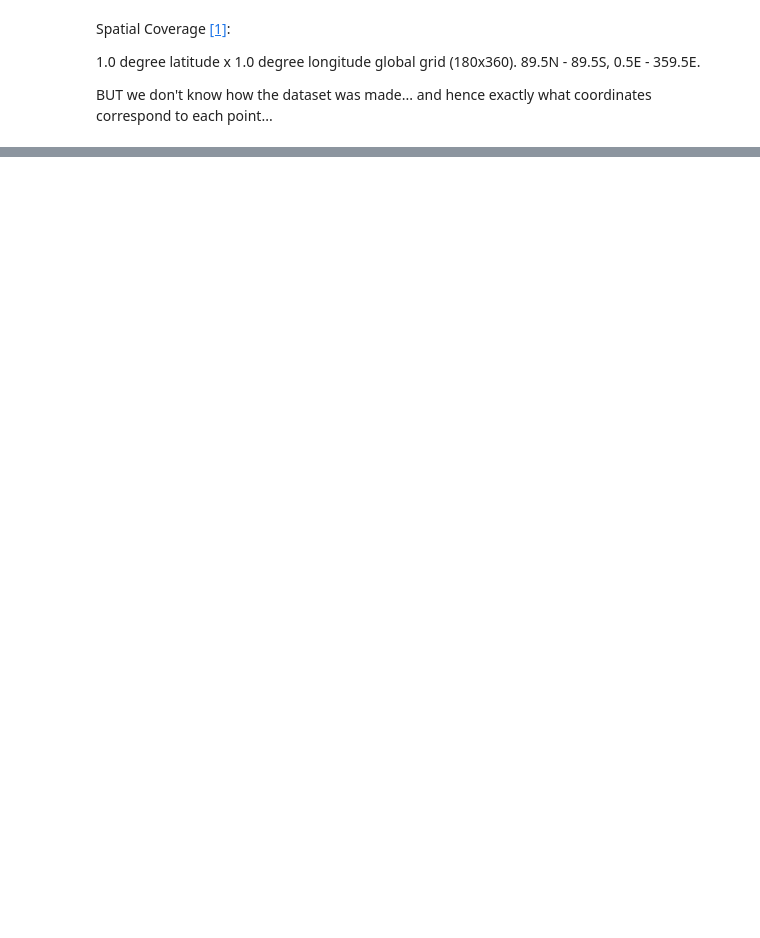
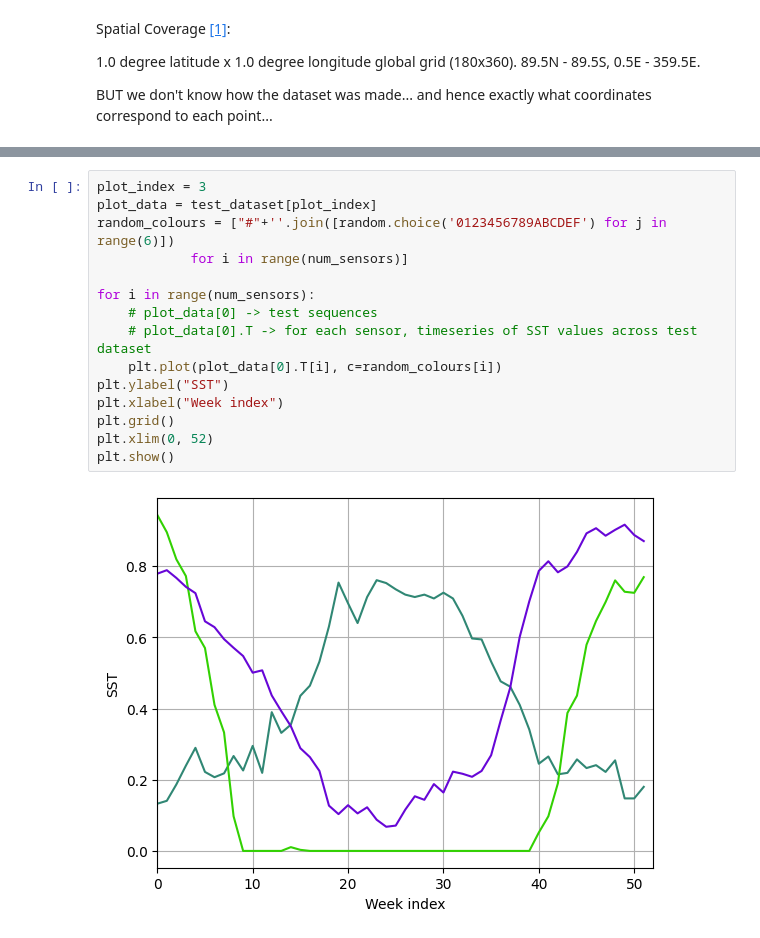
Before and after one commit to abbym-bristol/ME4OH_summer_project, a Jupyter notebook: SHRED_SST_test.ipynb, the cells around one changed output, grey strips where cells are left out. Saved outputs shown, nothing was run; the diff lists cells and outputs as text; blank space fills up the shorter version.

```diff
--- a/SHRED_SST_test.ipynb
+++ b/SHRED_SST_test.ipynb
@@ -143,0 +252,17 @@ BUT we don't know how the dataset was made... and hence exactly what coordinates
+# %%
+plot_index = 3
+plot_data = test_dataset[plot_index]
+random_colours = ["#"+''.join([random.choice('0123456789ABCDEF') for j in range(6)])
+            for i in range(num_sensors)]
+
+for i in range(num_sensors):
+    # plot_data[0] -> test sequences
+    # plot_data[0].T -> for each sensor, timeseries of SST values across test dataset
+    plt.plot(plot_data[0].T[i], c=random_colours[i])
+plt.ylabel("SST")
+plt.xlabel("Week index")
+plt.grid()
+plt.xlim(0, 52)
+plt.show()
+# %% [output]
+[figure, added]
```
Also changed, not shown: parts of 17 cells of this notebook, 2 other files.
